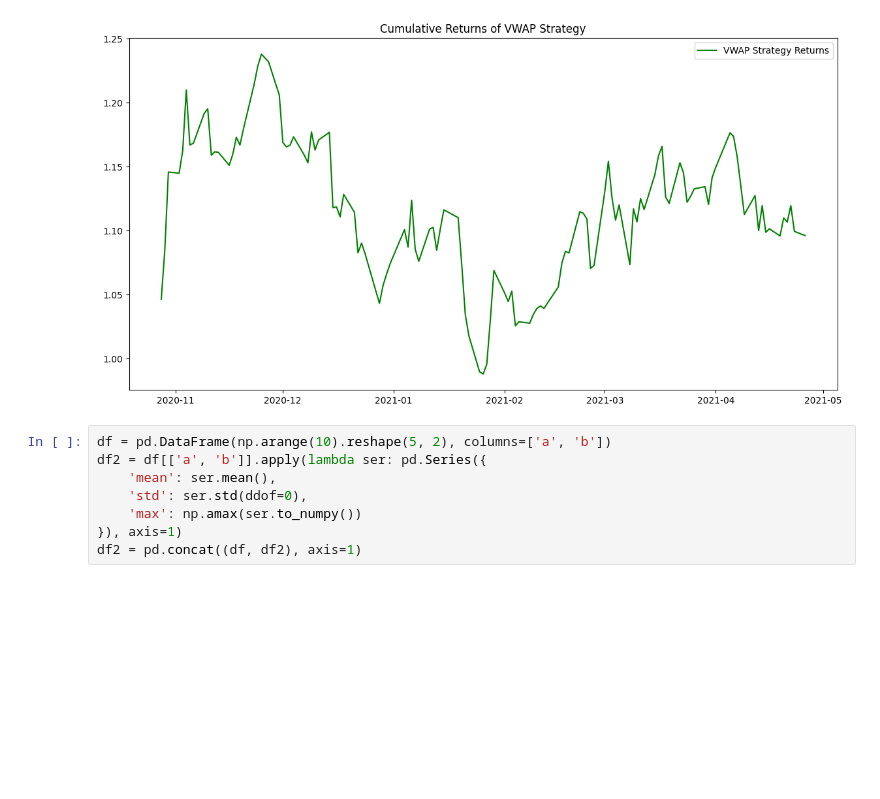
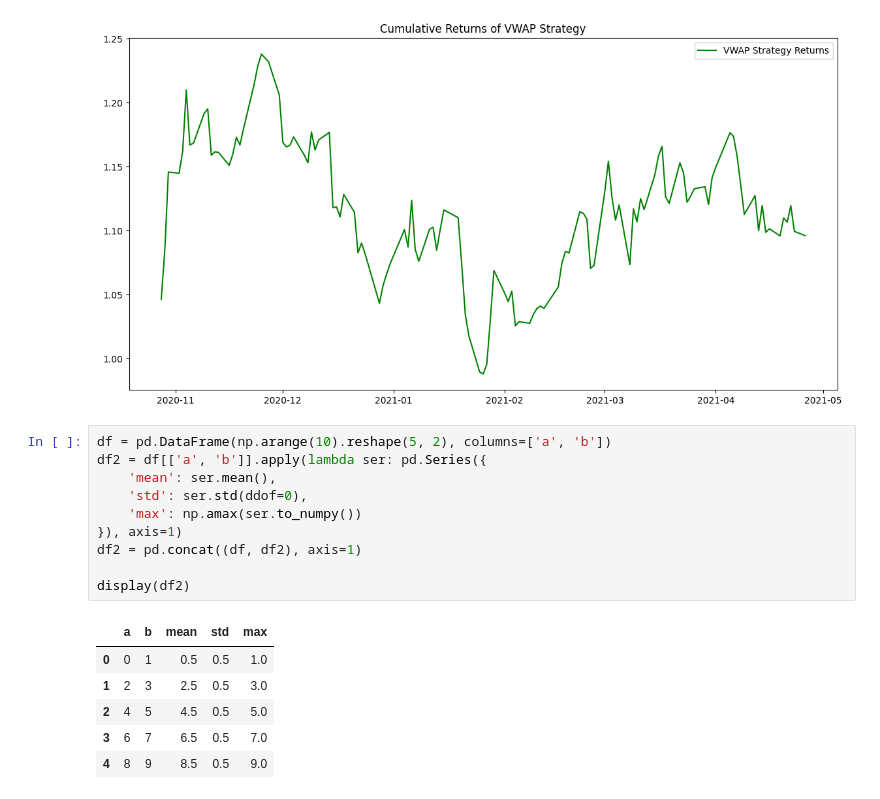
Before and after one commit to yev-dev/quant-finance, a Jupyter notebook: qf/signals/notebooks/vwap_analysis.ipynb, the cells around one changed output. Saved outputs shown, nothing was run; the diff lists cells and outputs as text; blank space fills up the shorter version.

```diff
--- a/qf/signals/notebooks/vwap_analysis.ipynb
+++ b/qf/signals/notebooks/vwap_analysis.ipynb
@@ -105,8 +105,17 @@ plt.show()
 # %%
 df = pd.DataFrame(np.arange(10).reshape(5, 2), columns=['a', 'b'])
 df2 = df[['a', 'b']].apply(lambda ser: pd.Series({
     'mean': ser.mean(),
     'std': ser.std(ddof=0),
     'max': np.amax(ser.to_numpy())
 }), axis=1)
 df2 = pd.concat((df, df2), axis=1)
+
+display(df2)
+# %% [output]
+|  | a | b | mean | std | max |
+| 0 | 0 | 1 | 0.5 | 0.5 | 1.0 |
+| 1 | 2 | 3 | 2.5 | 0.5 | 3.0 |
+| 2 | 4 | 5 | 4.5 | 0.5 | 5.0 |
+| 3 | 6 | 7 | 6.5 | 0.5 | 7.0 |
+| 4 | 8 | 9 | 8.5 | 0.5 | 9.0 |
```
Also changed, not shown: 4 other files.
